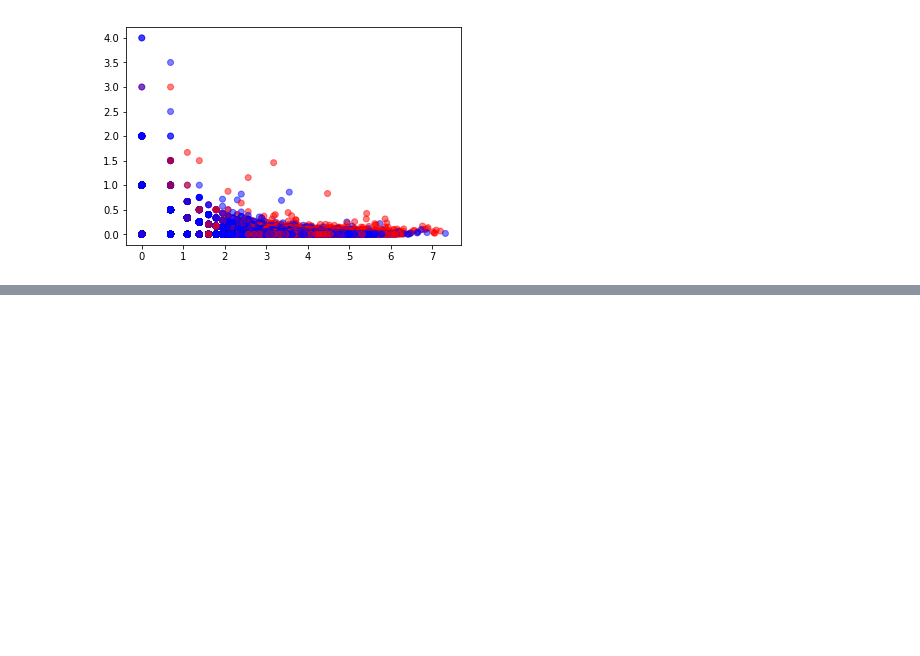
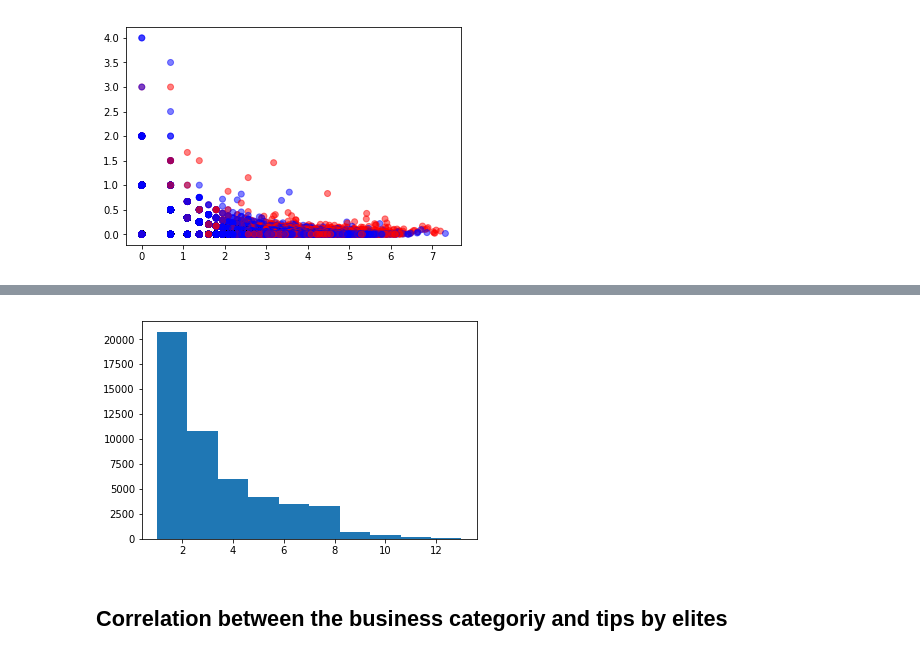
Before and after one commit to CornellDataScience/Yelp, a Jupyter notebook: salt-baes/Kenta/tip.analysis.ipynb, the cells around one changed output, grey strips where cells are left out. Cells and saved outputs as stored; diff of their text form; code cells hidden in the pictures; blank space fills up the shorter version.

```diff
--- a/salt-baes/Kenta/tip.analysis.ipynb
+++ b/salt-baes/Kenta/tip.analysis.ipynb
@@ -254,0 +287,8 @@ plt.show()
+# %%
+# exclude 0
+plt.hist(user_df.ix[np.where(user_df['elite_duration'] != 0)]['elite_duration'])
+plt.show()
+# %% [output]
+[figure, added]
+# %% [markdown]
+## Correlation between the business categoriy and tips by elites
```
Also changed, not shown: parts of 34 cells of this notebook.
